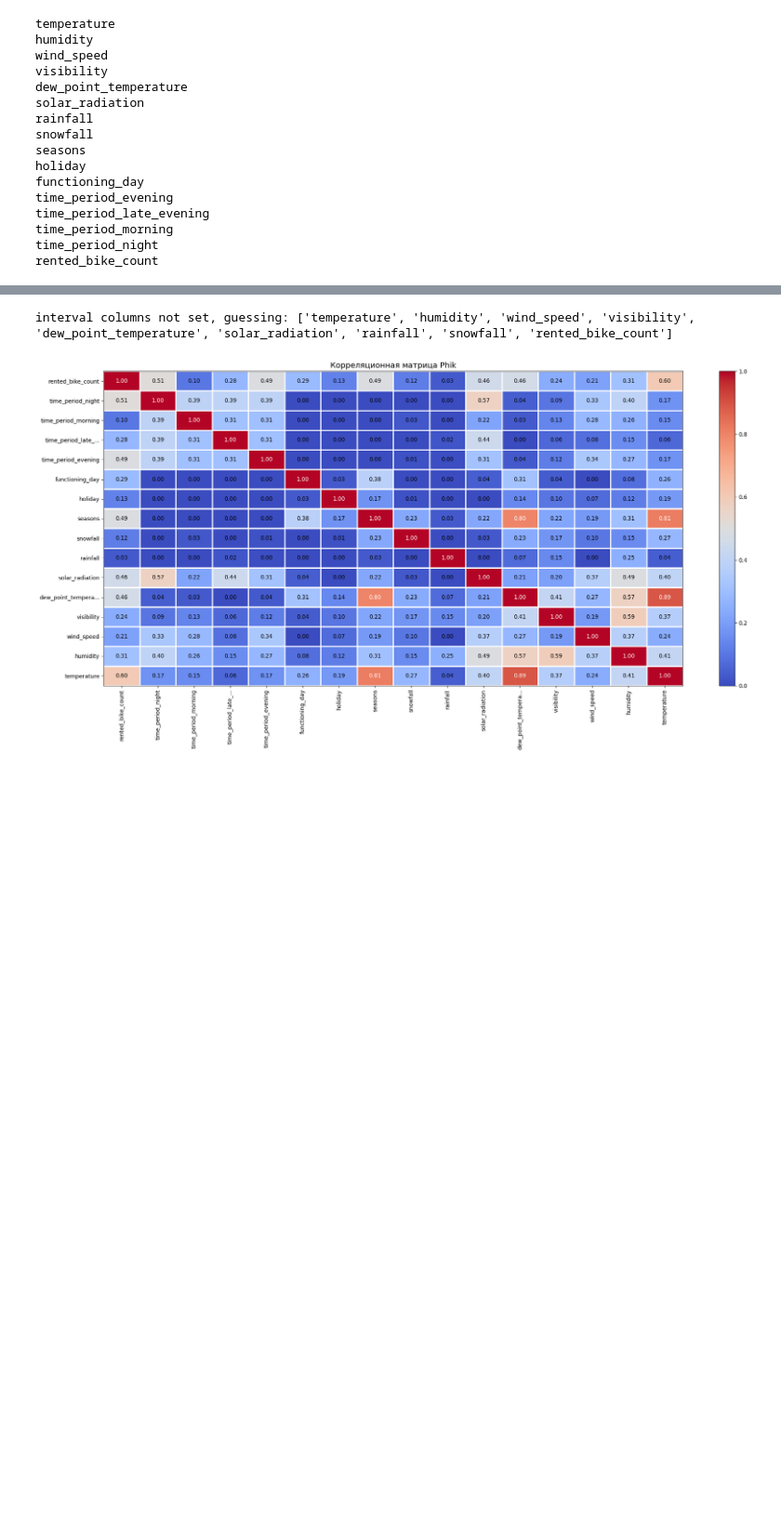
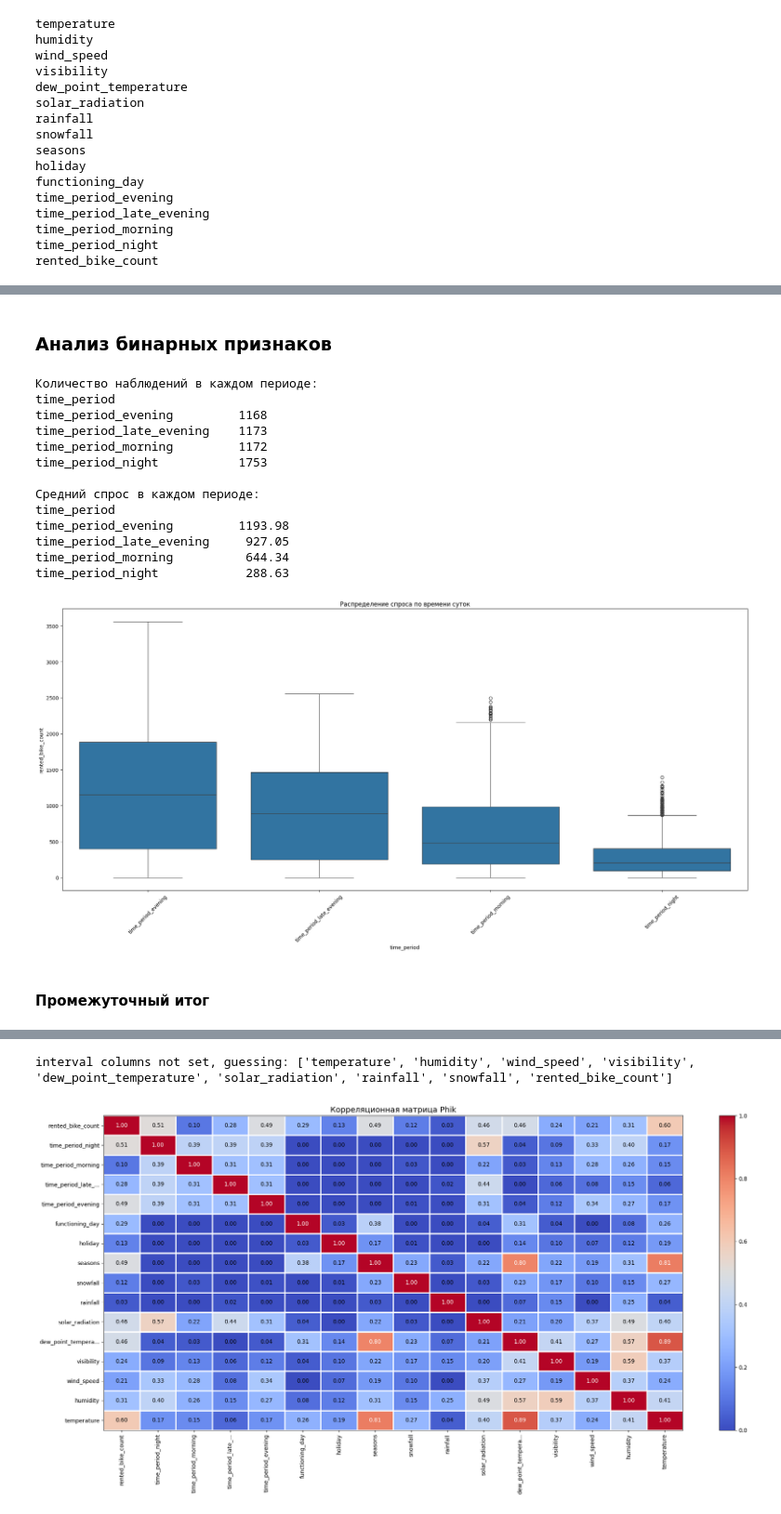
Before and after one commit to MEYakunin/Sprint14_Bike_Rental_Forecast, a Jupyter notebook: BikeSouth_nonlinear_demand_forecast.ipynb, the cells around one changed output, grey strips where cells are left out. Shown at 93% size. Cells and saved outputs as stored; diff of their text form; code cells hidden in the pictures; blank space fills up the shorter version.

```diff
--- a/BikeSouth_nonlinear_demand_forecast.ipynb
+++ b/BikeSouth_nonlinear_demand_forecast.ipynb
@@ -468,0 +504,47 @@ time_period_night: 288.63
+# %% [markdown]
+### Анализ бинарных признаков
+# %%
+time_periods = ['time_period_evening', 'time_period_late_evening', 'time_period_morning', 'time_period_night']
+
+# Преобразуем один раз
+melted_data = train_data.melt(
+    id_vars=['rented_bike_count'],
+    value_vars=time_periods,
+    var_name='time_period',
+    value_name='is_active'
+)
+
+# Фильтруем только активные периоды (is_active == True)
+active_data = melted_data[melted_data['is_active'] == True]
+
+# Статистика
+print('Количество наблюдений в каждом периоде:')
+print(active_data.groupby('time_period').size().to_string())
+
+print('\nСредний спрос в каждом периоде:')
+print(active_data.groupby('time_period')['rented_bike_count'].mean().round(2).to_string())
+
+# Визуализация
+plt.figure(figsize=(20, 10))
+sns.boxplot(data=active_data, x='time_period', y='rented_bike_count')
+plt.title('Распределение спроса по времени суток')
+plt.xticks(rotation=45)
+plt.tight_layout()
+plt.show()
+# %% [output]
+Количество наблюдений в каждом периоде:
+time_period
+time_period_evening         1168
+time_period_late_evening    1173
+time_period_morning         1172
+time_period_night           1753
+
+Средний спрос в каждом периоде:
+time_period
+time_period_evening         1193.98
+time_period_late_evening     927.05
+time_period_morning          644.34
+time_period_night            288.63
+[figure, added]
+# %% [markdown]
+#### Промежуточный итог
```
Also changed, not shown: parts of 74 cells of this notebook, 3 other files.
